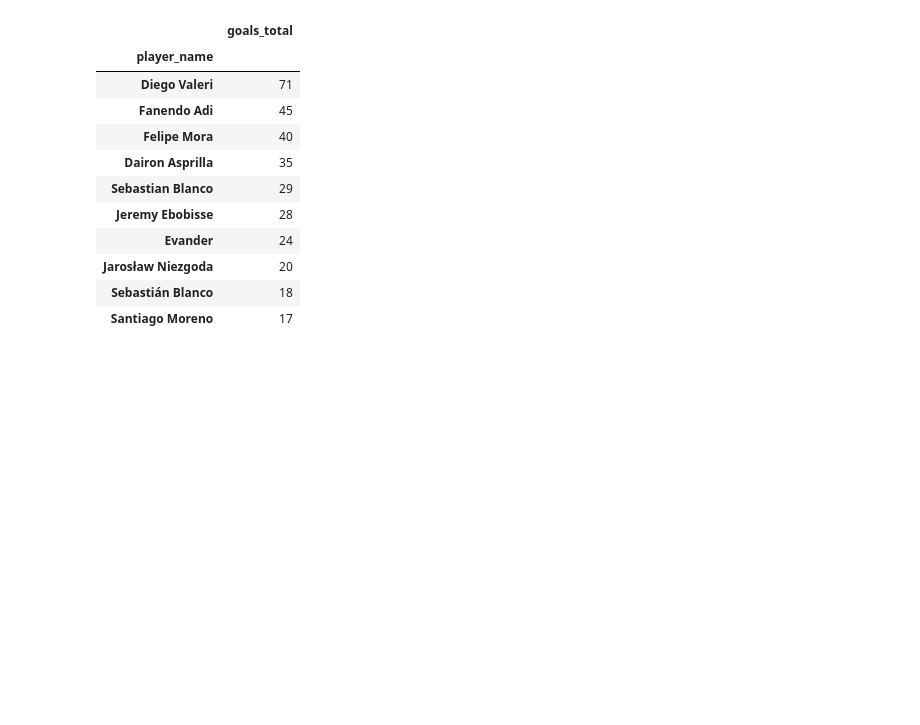
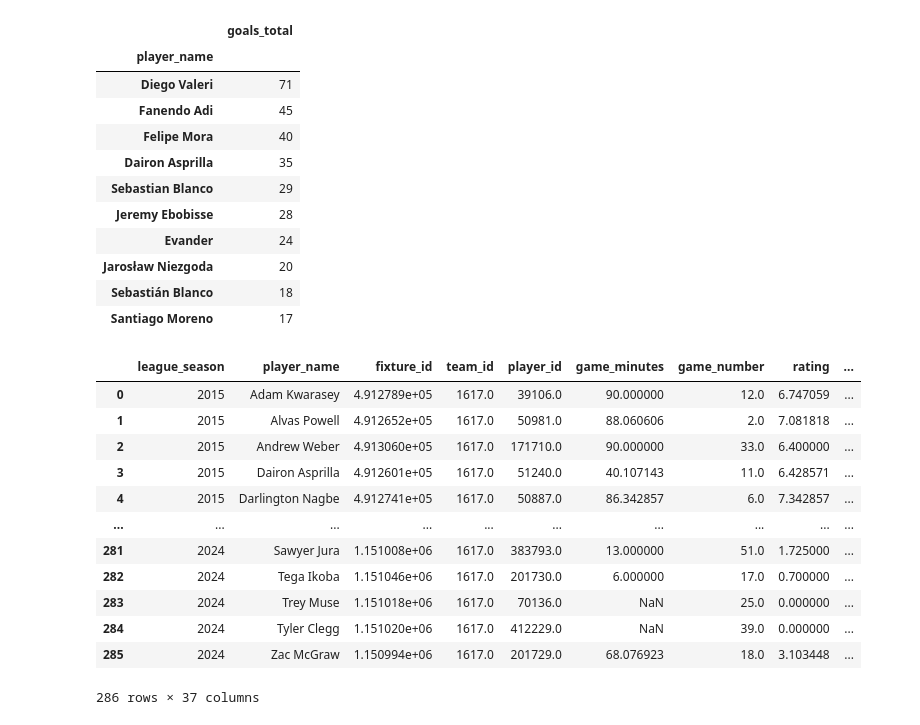
Before and after one commit to domihw05/TimbersDataExploration, a Jupyter notebook: timbers-data-analysis.ipynb, the cells around one changed output. Saved outputs shown, nothing was run; the diff lists cells and outputs as text; code cells hidden in the pictures; blank space fills up the shorter version.

Commit message:
Kaggle Notebook | Timbers Data Analysis | Version 7

```diff
--- a/timbers-data-analysis.ipynb
+++ b/timbers-data-analysis.ipynb
@@ -115,9 +115,9 @@ plt.show()
 
 
 #ptfc_player = ptfc_player.groupby("player_name").sum(numeric_only = True)
-print(ptfc_player.columns)
-ptfc_player = ptfc_player.groupby("player_name").sum(numeric_only = True)
-ptfc_player[['goals_total']].sort_values('goals_total',ascending=False).head(10)
+# print(ptfc_player.columns)
+# ptfc_player = ptfc_player.groupby("player_name").sum(numeric_only = True)
+# ptfc_player[['goals_total']].sort_values('goals_total',ascending=False).head(10)
 # %% [output]
 [figure]
 Index(['fixture_id', 'team_id', 'team_name', 'team_logo', 'update',
@@ -143,3 +143,26 @@ Index(['fixture_id', 'team_id', 'team_name', 'team_logo', 'update',
 | Jarosław Niezgoda | 20 |
 | Sebastián Blanco | 18 |
 | Santiago Moreno | 17 |
+# %%
+season = pd.read_csv("/kaggle/input/football-match-statistics-and-more/fixture_stats_clean.csv")
+# %%
+season = season[['fixture_id','league_season']]
+ptfc_player = ptfc_player.merge(season,left_on = ['fixture_id'],right_on = ['fixture_id'])
+# %%
+szn_avgs = ptfc_player.groupby(['league_season','player_name']).mean(numeric_only=True).reset_index()
+# %%
+szn_avgs
+# %% [output]
+|  | league_season | player_name | fixture_id | team_id | player_id | game_minutes | game_number | rating | ... |
+| 0 | 2015 | Adam Kwarasey | 4.912789e+05 | 1617.0 | 39106.0 | 90.000000 | 12.0 | 6.747059 | ... |
+| 1 | 2015 | Alvas Powell | 4.912652e+05 | 1617.0 | 50981.0 | 88.060606 | 2.0 | 7.081818 | ... |
+| 2 | 2015 | Andrew Weber | 4.913060e+05 | 1617.0 | 171710.0 | 90.000000 | 33.0 | 6.400000 | ... |
+| 3 | 2015 | Dairon Asprilla | 4.912601e+05 | 1617.0 | 51240.0 | 40.107143 | 11.0 | 6.428571 | ... |
+| 4 | 2015 | Darlington Nagbe | 4.912741e+05 | 1617.0 | 50887.0 | 86.342857 | 6.0 | 7.342857 | ... |
+| ... | ... | ... | ... | ... | ... | ... | ... | ... | ... |
+| 281 | 2024 | Sawyer Jura | 1.151008e+06 | 1617.0 | 383793.0 | 13.000000 | 51.0 | 1.725000 | ... |
+| 282 | 2024 | Tega Ikoba | 1.151046e+06 | 1617.0 | 201730.0 | 6.000000 | 17.0 | 0.700000 | ... |
+| 283 | 2024 | Trey Muse | 1.151018e+06 | 1617.0 | 70136.0 | NaN | 25.0 | 0.000000 | ... |
+| 284 | 2024 | Tyler Clegg | 1.151020e+06 | 1617.0 | 412229.0 | NaN | 39.0 | 0.000000 | ... |
+| 285 | 2024 | Zac McGraw | 1.150994e+06 | 1617.0 | 201729.0 | 68.076923 | 18.0 | 3.103448 | ... |
+286 rows × 37 columns
```
